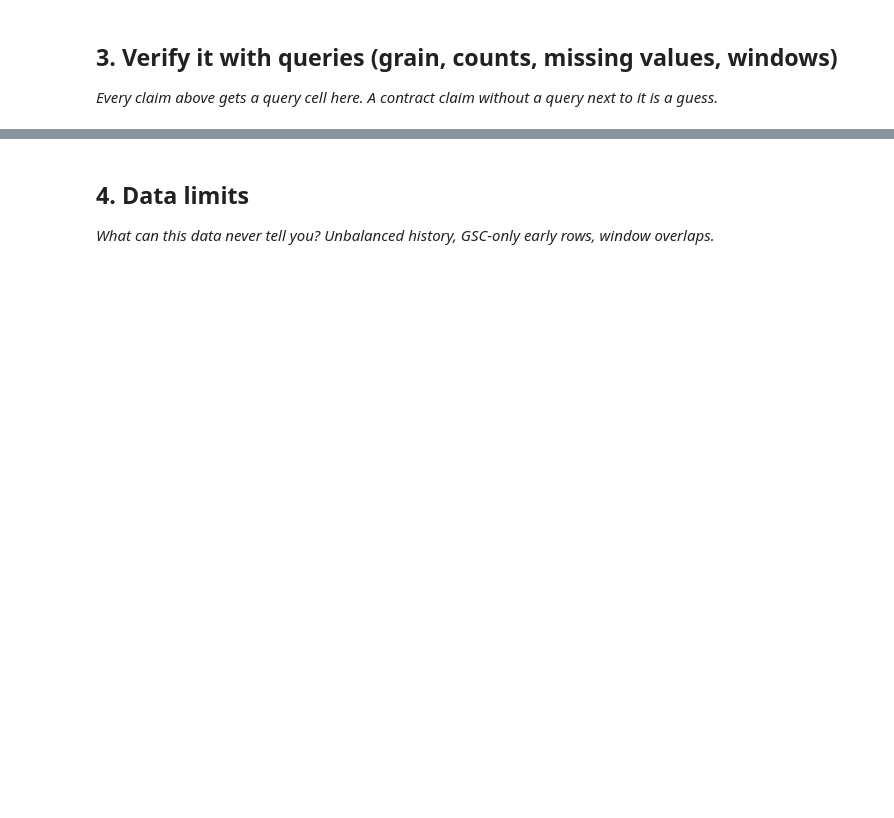
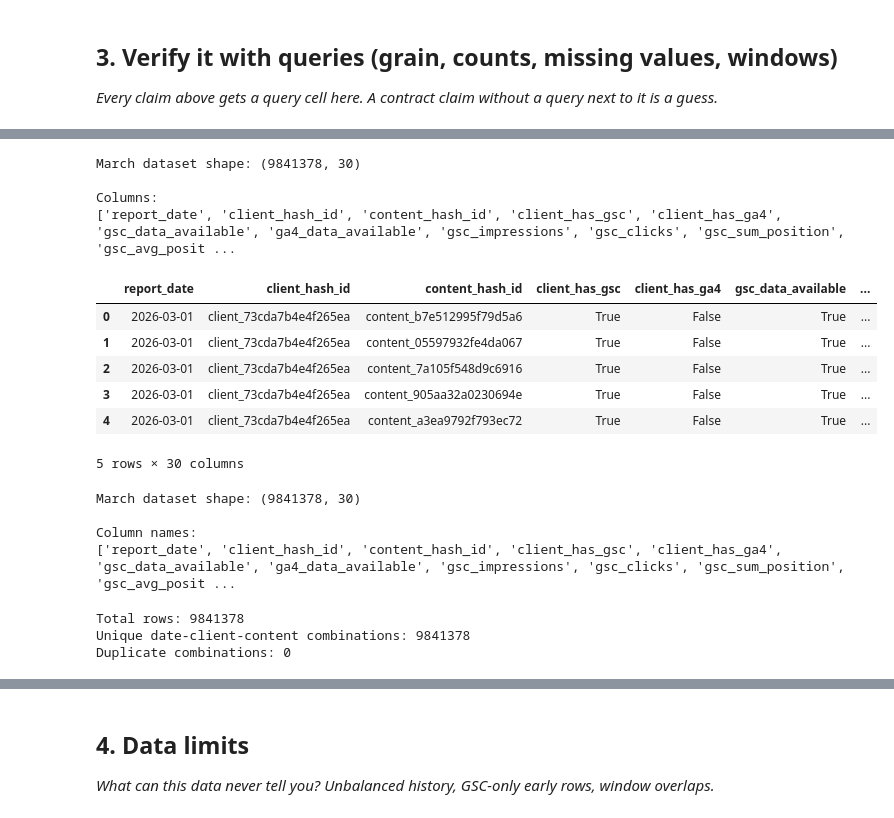
Before and after one commit to Swaraj0204/flyrank-ml-internship, a Jupyter notebook: work/notebooks/w03_data_contract.ipynb, the cells around one changed output, grey strips where cells are left out. Drawn from its saved outputs; the diff is of its cells as text; code cells hidden in the pictures; blank space fills up the shorter version.

```diff
--- a/work/notebooks/w03_data_contract.ipynb
+++ b/work/notebooks/w03_data_contract.ipynb
@@ -29,0 +139,57 @@ This skeleton is yours to fill. Work the sections **in order** — each one has
+# %%
+from huggingface_hub import hf_hub_download
+import pandas as pd
+
+# Download March 2026 data for development
+march_path = hf_hub_download(
+    repo_id="FlyRank/internship-warehouse",
+    filename="fact_content_daily_performance/month=2026-03/data_0.parquet",
+    repo_type="dataset",
+    token=token
+)
+
+march_df = pd.read_parquet(march_path)
+
+print("March dataset shape:", march_df.shape)
+print("\nColumns:")
+print(march_df.columns.tolist())
+
+display(march_df.head())
+# %% [output]
+March dataset shape: (9841378, 30)
+
+Columns:
+['report_date', 'client_hash_id', 'content_hash_id', 'client_has_gsc', 'client_has_ga4', 'gsc_data_available', 'ga4_data_available', 'gsc_impressions', 'gsc_clicks', 'gsc_sum_position', 'gsc_avg_posit ...
+|  | report_date | client_hash_id | content_hash_id | client_has_gsc | client_has_ga4 | gsc_data_available | ... |
+| 0 | 2026-03-01 | client_73cda7b4e4f265ea | content_b7e512995f79d5a6 | True | False | True | ... |
+| 1 | 2026-03-01 | client_73cda7b4e4f265ea | content_05597932fe4da067 | True | False | True | ... |
+| 2 | 2026-03-01 | client_73cda7b4e4f265ea | content_7a105f548d9c6916 | True | False | True | ... |
+| 3 | 2026-03-01 | client_73cda7b4e4f265ea | content_905aa32a0230694e | True | False | True | ... |
+| 4 | 2026-03-01 | client_73cda7b4e4f265ea | content_a3ea9792f793ec72 | True | False | True | ... |
+5 rows × 30 columns
+# %%
+print("March dataset shape:", march_df.shape)
+print("\nColumn names:")
+print(march_df.columns.tolist())
+# %% [output]
+March dataset shape: (9841378, 30)
+
+Column names:
+['report_date', 'client_hash_id', 'content_hash_id', 'client_has_gsc', 'client_has_ga4', 'gsc_data_available', 'ga4_data_available', 'gsc_impressions', 'gsc_clicks', 'gsc_sum_position', 'gsc_avg_posit ...
+# %%
+# QUERY 1: Verify the data grain
+
+grain_check = march_df[
+    ["report_date", "client_hash_id", "content_hash_id"]
+]
+
+print("Total rows:", len(grain_check))
+print("Unique date-client-content combinations:",
+      grain_check.drop_duplicates().shape[0])
+
+print("Duplicate combinations:",
+      grain_check.duplicated().sum())
+# %% [output]
+Total rows: 9841378
+Unique date-client-content combinations: 9841378
+Duplicate combinations: 0
```
Also changed, not shown: parts of 18 cells of this notebook.
